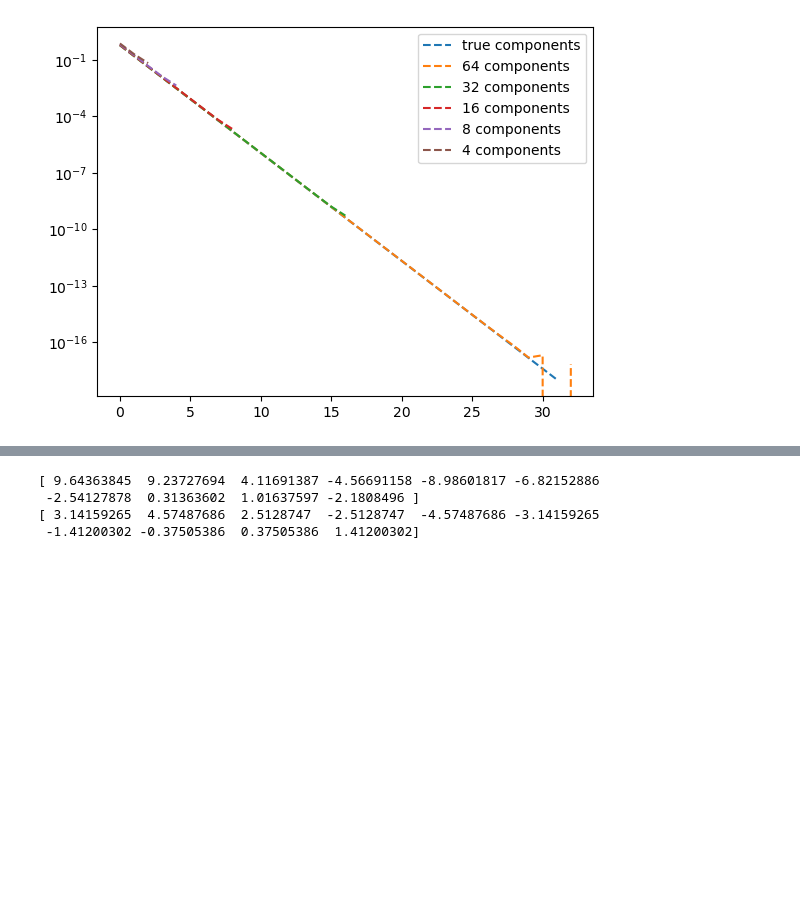
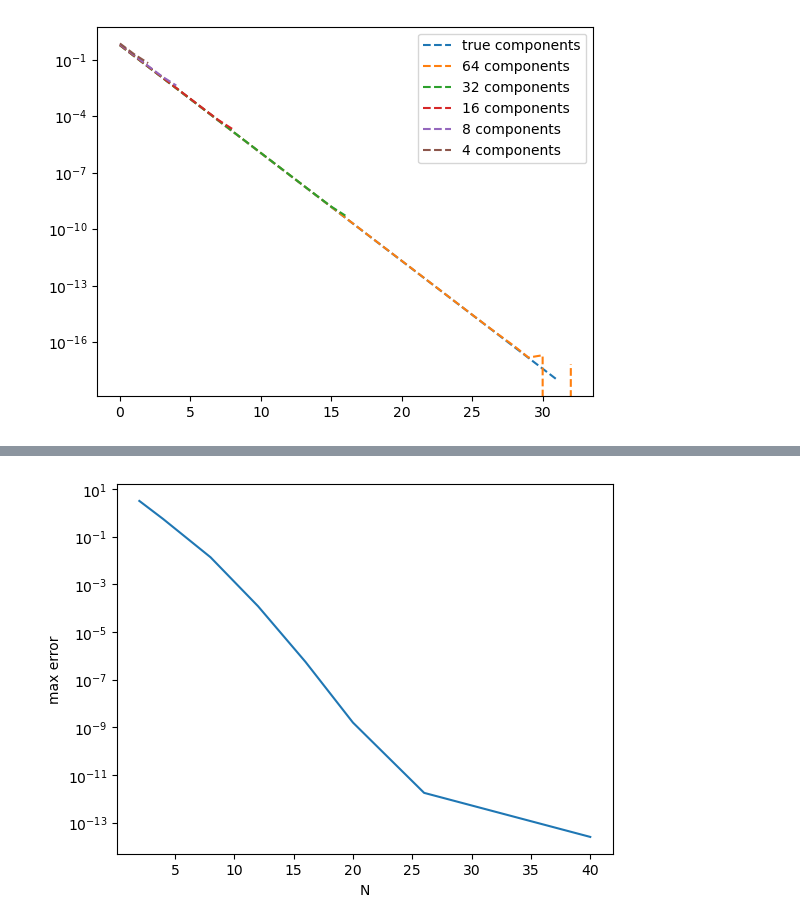
Before and after one commit to deding2000/02689_Assignments, a Jupyter notebook: Assignment1_p1.ipynb, the cells around one changed output, grey strips where cells are left out. Cells and saved outputs as stored; diff of their text form; code cells hidden in the pictures; blank space fills up the shorter version.

```diff
--- a/Assignment1_p1.ipynb
+++ b/Assignment1_p1.ipynb
@@ -120,34 +138,55 @@ plt.figure()
 <Figure size 640x480 with 0 Axes>
 # %%
 # part d) differentiation
-N = 10
-xjs = np.array([j*2/N for j in range(N)])
-def diff_h(N,j,x):
+def diff_h(N,j,x,xjs):
     dx = x-xjs[j]
-    return 1/N*(np.cos(N*((dx)/2))*1/np.tan(dx/2)+np.sin(N/2*dx)*(1/2+1/2*np.tan(1/2*dx)**2)/np.tan(1/2*dx)**2)
+    temp1 = np.cos(N*dx/2)*np.cos(dx/2)*N*np.sin(dx/2)-np.sin(N*dx/2)
+    return temp1/(2*N*sin(dx/2)**2)
+    #return np.pi*np.cos(np.pi*N*((dx)/2))*1/2*np.tan(np.pi*dx/2)-np.sin(np.pi*N/2*dx)*np.pi*(1+np.tan(np.pi*1/2*dx)**2)/(2*N*np.tan(np.pi*1/2*dx)**2)
 
-D = np.zeros((N,N))
-for i in range(N):
-    for j in range(N):
-            if i == j:
-                D[i][j] = 0
-            else:
-                D[j][i] = diff_h(N,j,xjs[i])
-#print(D)
-# testing
+def Dmatrix(N,xjs):
+    D = np.zeros((N,N))
+    for i in range(N):
+        for j in range(N):
+                # if i != 0 and i != (N-1):
+                    if i == j:
+                        D[i][j] = 0
+                    else:
+                        D[i][j] = diff_h(N,j,xjs[i],xjs)
+    for i in range(N):
+         s = np.sum(D[i,:])
+         D[i][i] = -s
+    return D
+
 def v(x):
     return np.exp(np.sin(np.pi*x))
+    #return np.exp(np.sin(x))
 
 def v_diff_true(x):
     return np.pi*np.cos(np.pi*x)*np.exp(np.sin(np.pi*x))
+    #return np.cos(x)*np.exp(np.sin(x))
 
-vx = v(xjs)
-vx_diff_true = v_diff_true(xjs)
-vx_diff = D @ vx
-print(vx_diff)
-print(vx_diff_true)
+Ns = [2,4,8,12,16,20,26,40]
+#Ns = [10]
+errors = np.zeros(len(Ns))
+plt.figure()
+for i,N in enumerate(Ns):
+    xjs = np.array([j*2/N for j in range(N)])
+    #print(xjs)
+    vx = v(xjs)
+    vx_diff_true = v_diff_true(xjs)
+    vx_diff = (Dmatrix(N,xjs*np.pi) @ vx)*np.pi
+    #print(Dmatrix(N+1,xjs))
+    error_vec = vx_diff - vx_diff_true
+    #plt.semilogy(xjs,error_vec)
+    errors[i] = np.max(error_vec)
+
+#plt.plot(xjs,vx_diff_true,label="true")
+#plt.plot(xjs,vx_diff,'ro',label=f'I_{N}')
+plt.xlabel("N")
+plt.ylabel("max error")
+plt.semilogy(Ns,errors)
+#plt.legend()
+plt.show()
 # %% [output]
-[ 9.64363845  9.23727694  4.11691387 -4.56691158 -8.98601817 -6.82152886
- -2.54127878  0.31363602  1.01637597 -2.1808496 ]
-[ 3.14159265  4.57487686  2.5128747  -2.5128747  -4.57487686 -3.14159265
- -1.41200302 -0.37505386  0.37505386  1.41200302]
+[figure, added]
```
Also changed, not shown: parts of 6 cells of this notebook, 6 other files.
